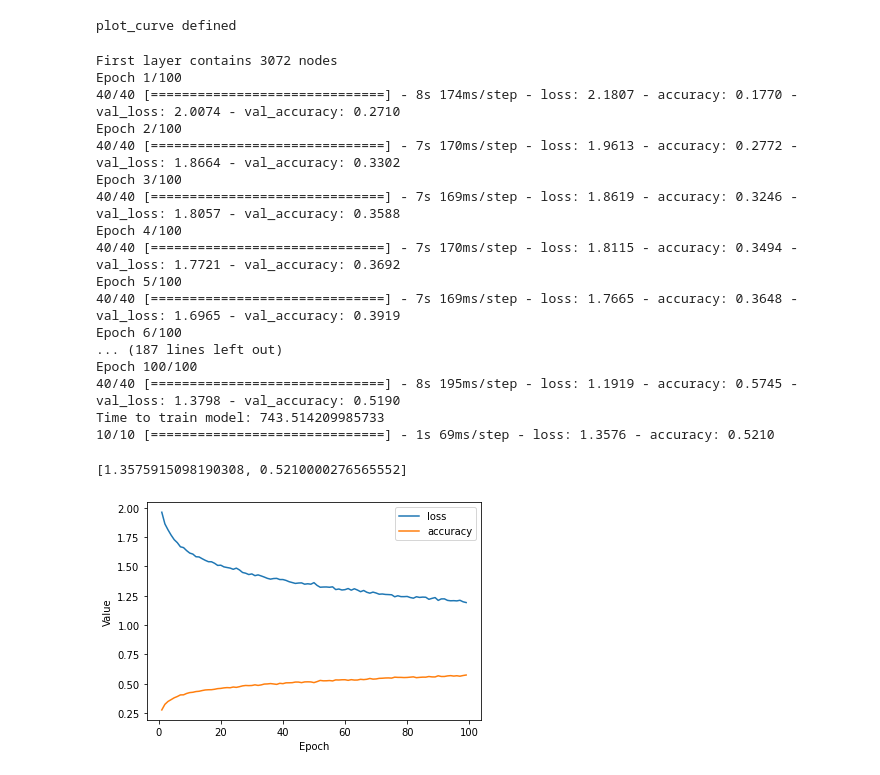
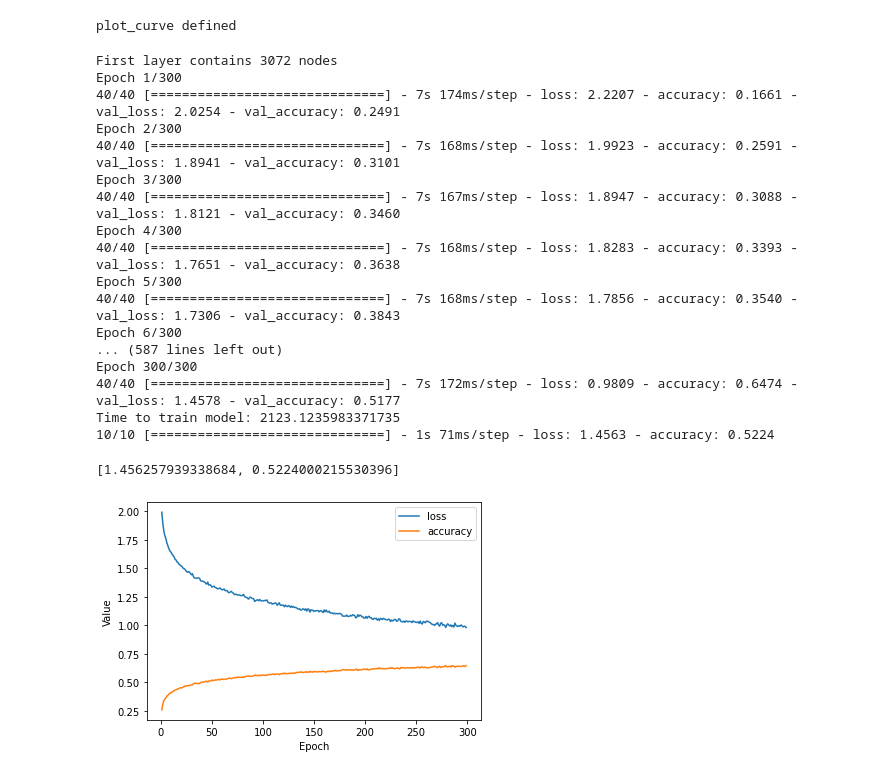
Before and after one commit to Jake-Baum/ml-mono, a Jupyter notebook: image_classification.ipynb, the cells around one changed output. Drawn from its saved outputs; the diff is of its cells as text; code cells hidden in the pictures.

Commit message:
Added one extra test case with 300 epochs.  Didn't improve results at all, plus more overfitting

```diff
--- a/image_classification.ipynb
+++ b/image_classification.ipynb
@@ -90,41 +90,41 @@ def train_model(model, train_features, train_label, epochs, batch_size=None, val
 # %%
 #@title Train model
 
 learning_rate = 0.001
-epochs = 100
+epochs = 300
 batch_size = 1000
 validation_split = 0.2
 
 model = create_model(learning_rate)
 
 start_time = time.time()
 epochs, hist = train_model(model, x_train_normalized, y_train, epochs, batch_size, validation_split)
 print('Time to train model:', time.time() - start_time)
 
 metrics=['loss', 'accuracy']
 plot_curve(epochs, hist, metrics)
 
 model.evaluate(x=x_test_normalized, y=y_test, batch_size=batch_size)
 # %% [output]
 First layer contains 3072 nodes
-Epoch 1/100
-40/40 [==============================] - 8s 174ms/step - loss: 2.1807 - accuracy: 0.1770 - val_loss: 2.0074 - val_accuracy: 0.2710
-Epoch 2/100
-40/40 [==============================] - 7s 170ms/step - loss: 1.9613 - accuracy: 0.2772 - val_loss: 1.8664 - val_accuracy: 0.3302
-Epoch 3/100
-40/40 [==============================] - 7s 169ms/step - loss: 1.8619 - accuracy: 0.3246 - val_loss: 1.8057 - val_accuracy: 0.3588
-Epoch 4/100
-40/40 [==============================] - 7s 170ms/step - loss: 1.8115 - accuracy: 0.3494 - val_loss: 1.7721 - val_accuracy: 0.3692
-Epoch 5/100
-40/40 [==============================] - 7s 169ms/step - loss: 1.7665 - accuracy: 0.3648 - val_loss: 1.6965 - val_accuracy: 0.3919
-Epoch 6/100
-... (187 lines left out)
-Epoch 100/100
-40/40 [==============================] - 8s 195ms/step - loss: 1.1919 - accuracy: 0.5745 - val_loss: 1.3798 - val_accuracy: 0.5190
-Time to train model: 743.514209985733
-10/10 [==============================] - 1s 69ms/step - loss: 1.3576 - accuracy: 0.5210
+Epoch 1/300
+40/40 [==============================] - 7s 174ms/step - loss: 2.2207 - accuracy: 0.1661 - val_loss: 2.0254 - val_accuracy: 0.2491
+Epoch 2/300
+40/40 [==============================] - 7s 168ms/step - loss: 1.9923 - accuracy: 0.2591 - val_loss: 1.8941 - val_accuracy: 0.3101
+Epoch 3/300
+40/40 [==============================] - 7s 167ms/step - loss: 1.8947 - accuracy: 0.3088 - val_loss: 1.8121 - val_accuracy: 0.3460
+Epoch 4/300
+40/40 [==============================] - 7s 168ms/step - loss: 1.8283 - accuracy: 0.3393 - val_loss: 1.7651 - val_accuracy: 0.3638
+Epoch 5/300
+40/40 [==============================] - 7s 168ms/step - loss: 1.7856 - accuracy: 0.3540 - val_loss: 1.7306 - val_accuracy: 0.3843
+Epoch 6/300
+... (587 lines left out)
+Epoch 300/300
+40/40 [==============================] - 7s 172ms/step - loss: 0.9809 - accuracy: 0.6474 - val_loss: 1.4578 - val_accuracy: 0.5177
+Time to train model: 2123.1235983371735
+10/10 [==============================] - 1s 71ms/step - loss: 1.4563 - accuracy: 0.5224
-[1.3575915098190308, 0.5210000276565552]
+[1.456257939338684, 0.5224000215530396]
-[figure, old version]
+[figure, new version]
 # %% [markdown]
 | Structure | Learning rate | Batch size | Epochs | Validation split | Validation loss | Validation accuracy | Test loss | Test accuracy | Training Time | Comments |
 |-----------|---------------|------------|--------|------------------|---------------|-------------------|-----------|---------------|---------------|----------|
```
Also changed, not shown: parts of 1 cell of this notebook.
